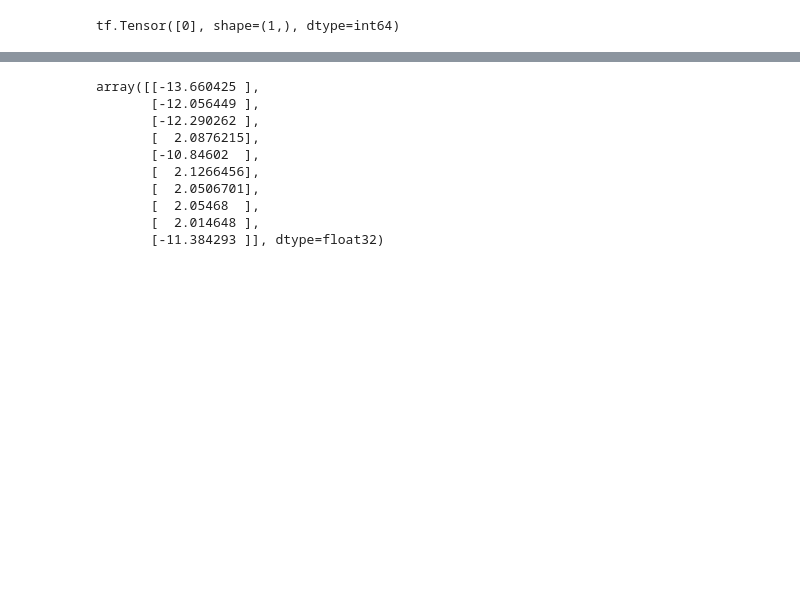
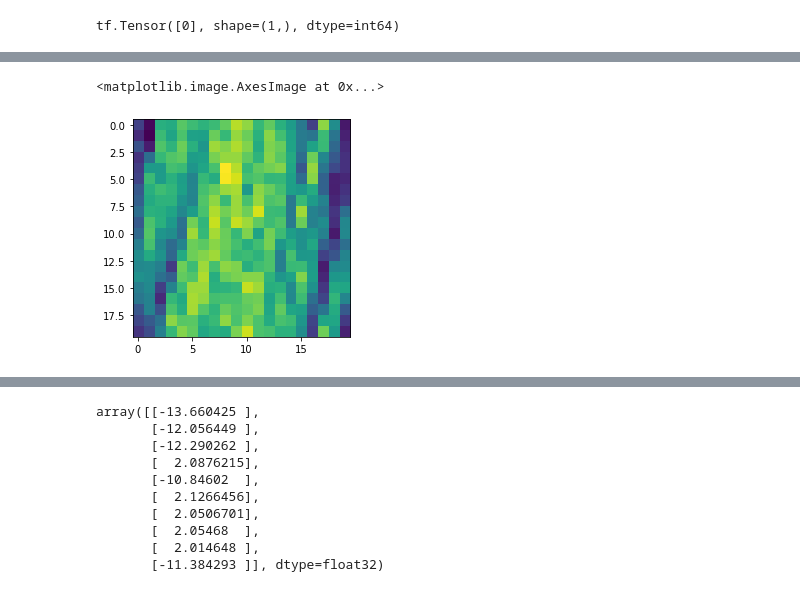
Before and after one commit to LilWeirdProgramms/oct-classifier, a Jupyter notebook: main.ipynb, the cells around one changed output, grey strips where cells are left out. Cells and saved outputs as stored; diff of their text form; code cells hidden in the pictures; blank space fills up the shorter version.

```diff
--- a/main.ipynb
+++ b/main.ipynb
@@ -241,0 +310,5 @@ array([[2.0919182]], dtype=float32)
+# %%
+plt.imshow(results_map)
+# %% [output]
+<matplotlib.image.AxesImage at 0x...>
+[figure, added]
```
Also changed, not shown: parts of 56 cells of this notebook, 39 other files.
